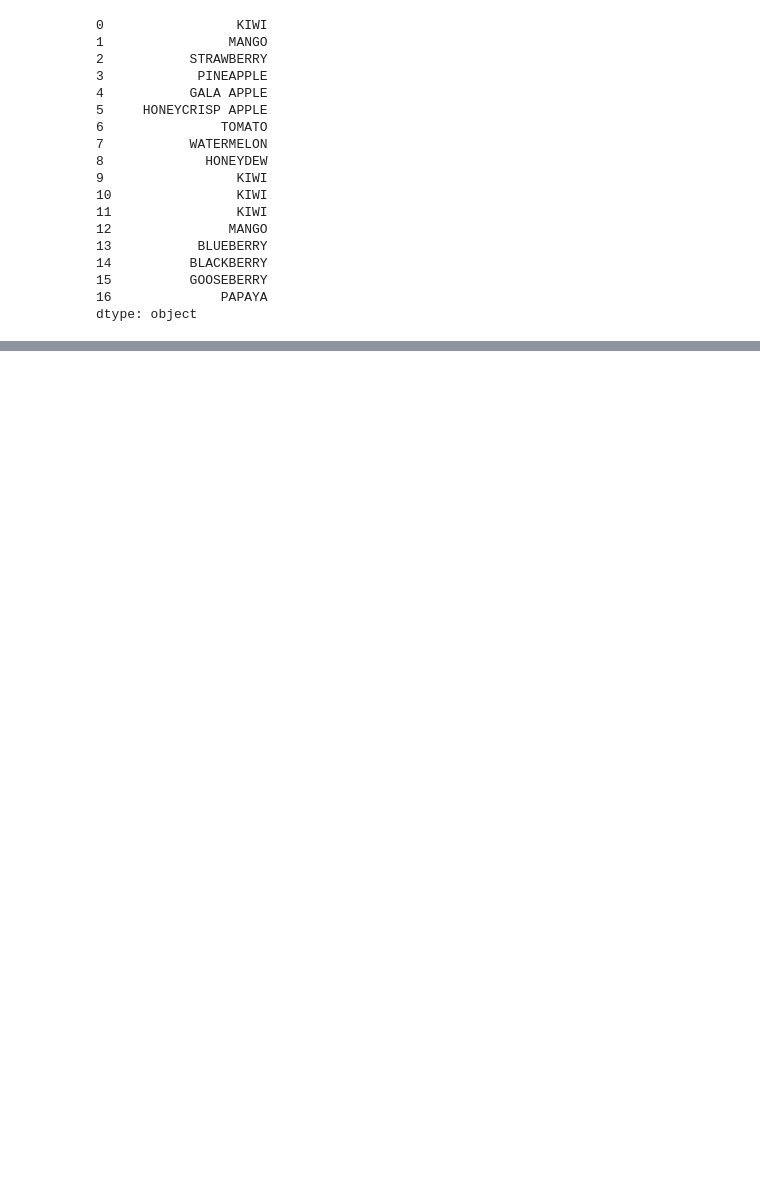
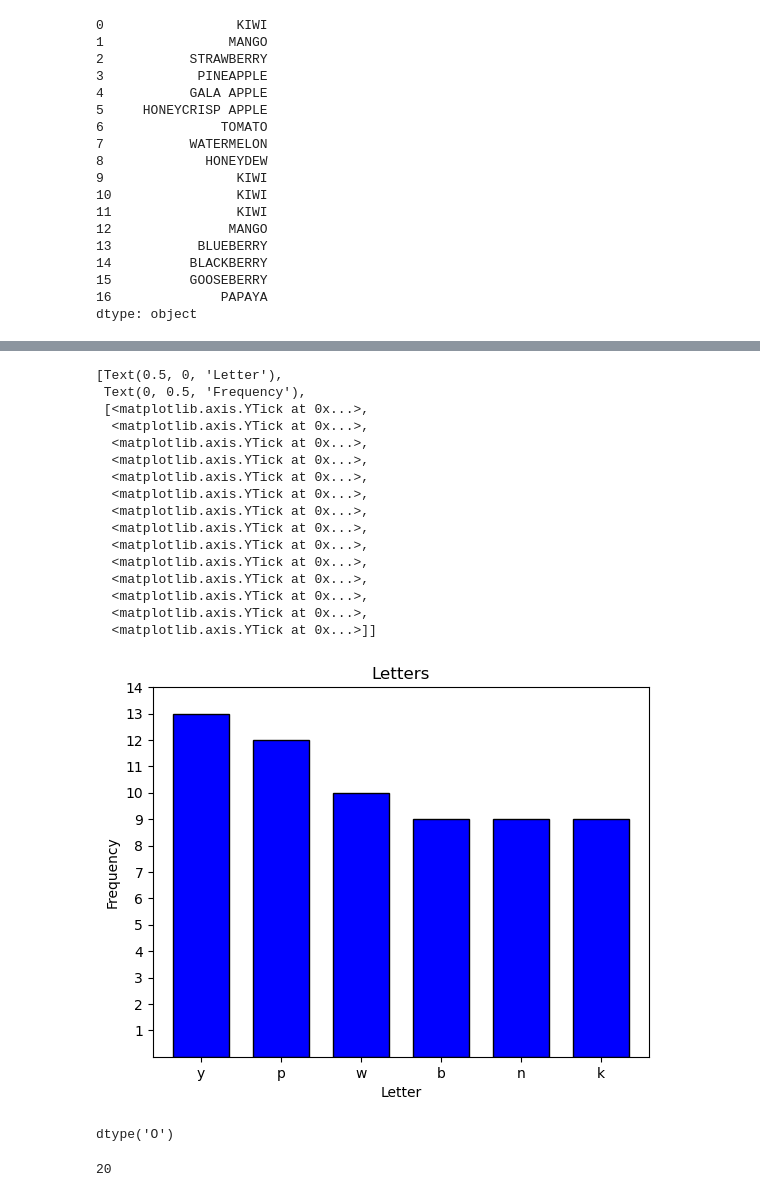
Before and after one commit to akonstans/data_science_libraries, a Jupyter notebook: pandas_series.ipynb, the cells around one changed output, grey strips where cells are left out. Drawn from its saved outputs; the diff is of its cells as text; code cells hidden in the pictures; blank space fills up the shorter version.

```diff
--- a/pandas_series.ipynb
+++ b/pandas_series.ipynb
@@ -127,0 +219,2 @@ fruits.count()
+# %%
+letters= pd.Series(letter_list)
@@ -127,0 +254,25 @@ fruits.count()
+# %%
+letters.value_counts().head(6).plot.bar(title = 'Letters',
+                               rot = 0,
+                               color = 'blue',
+                               ec = 'black',
+                               width = .7).set(
+xlabel = 'Letter', ylabel = 'Frequency', yticks = (range(1, 15, 1)))
+# %% [output]
+[Text(0.5, 0, 'Letter'),
+ Text(0, 0.5, 'Frequency'),
+ [<matplotlib.axis.YTick at 0x...>,
+  <matplotlib.axis.YTick at 0x...>,
+  <matplotlib.axis.YTick at 0x...>,
+  <matplotlib.axis.YTick at 0x...>,
+  <matplotlib.axis.YTick at 0x...>,
+  <matplotlib.axis.YTick at 0x...>,
+  <matplotlib.axis.YTick at 0x...>,
+  <matplotlib.axis.YTick at 0x...>,
+  <matplotlib.axis.YTick at 0x...>,
+  <matplotlib.axis.YTick at 0x...>,
+  <matplotlib.axis.YTick at 0x...>,
+  <matplotlib.axis.YTick at 0x...>,
+  <matplotlib.axis.YTick at 0x...>,
+  <matplotlib.axis.YTick at 0x...>]]
+[figure, added]
@@ -127,0 +283,8 @@ fruits.count()
+# %%
+numbers.dtype
+# %% [output]
+dtype('O')
+# %%
+numbers.count()
+# %% [output]
+20
```
Also changed, not shown: parts of 39 cells of this notebook, 1 other file.
